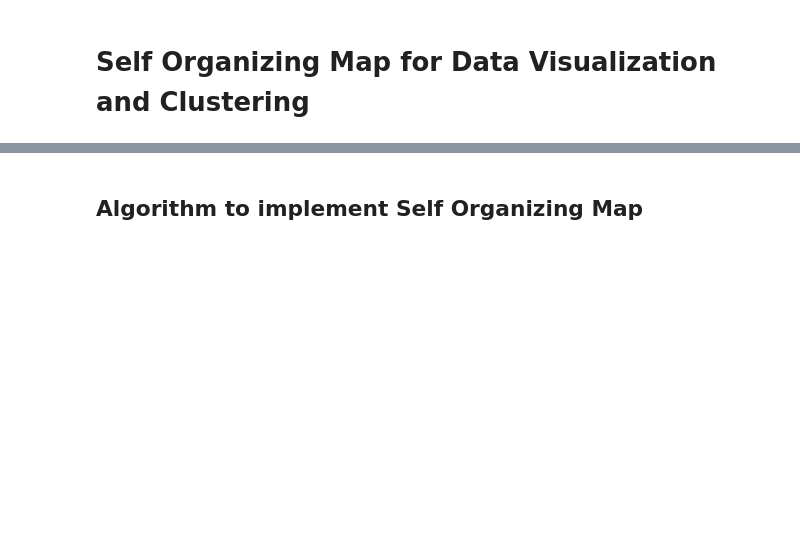
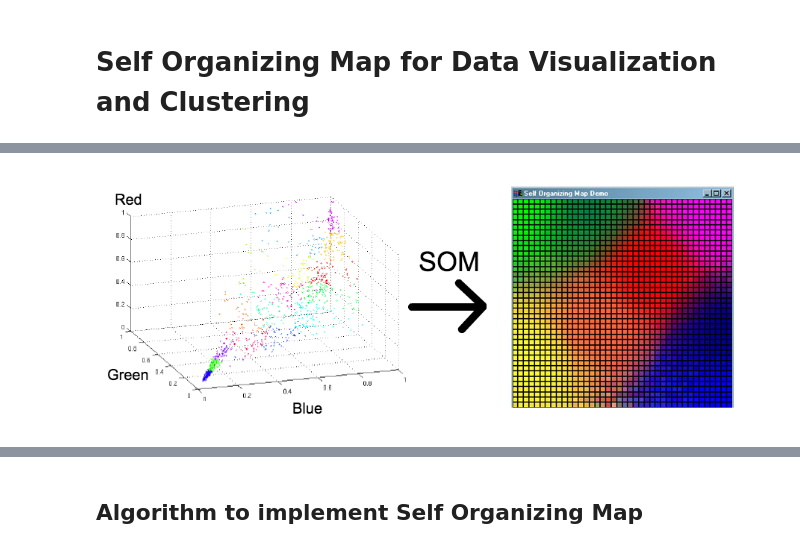
Before and after one commit to hammadshaikhha/Data-Science-and-Machine-Learning-from-Scratch, a Jupyter notebook: Self Organizing Maps for Data Visualization/Self Organizing Map for Clustering.ipynb, the cells around one changed output, grey strips where cells are left out. Saved outputs shown, nothing was run; the diff lists cells and outputs as text; code cells hidden in the pictures; blank space fills up the shorter version.

```diff
--- a/Self Organizing Maps for Data Visualization/Self Organizing Map for Clustering.ipynb
+++ b/Self Organizing Maps for Data Visualization/Self Organizing Map for Clustering.ipynb
@@ -9,0 +41,4 @@ SOM methadology has similarities to Principal Components Analysis (PCA is used f
+# %%
+display(Image(filename='RGBreduce.png', embed=True))
+# %% [output]
+[figure, added]
```
Also changed, not shown: parts of 30 cells of this notebook.
